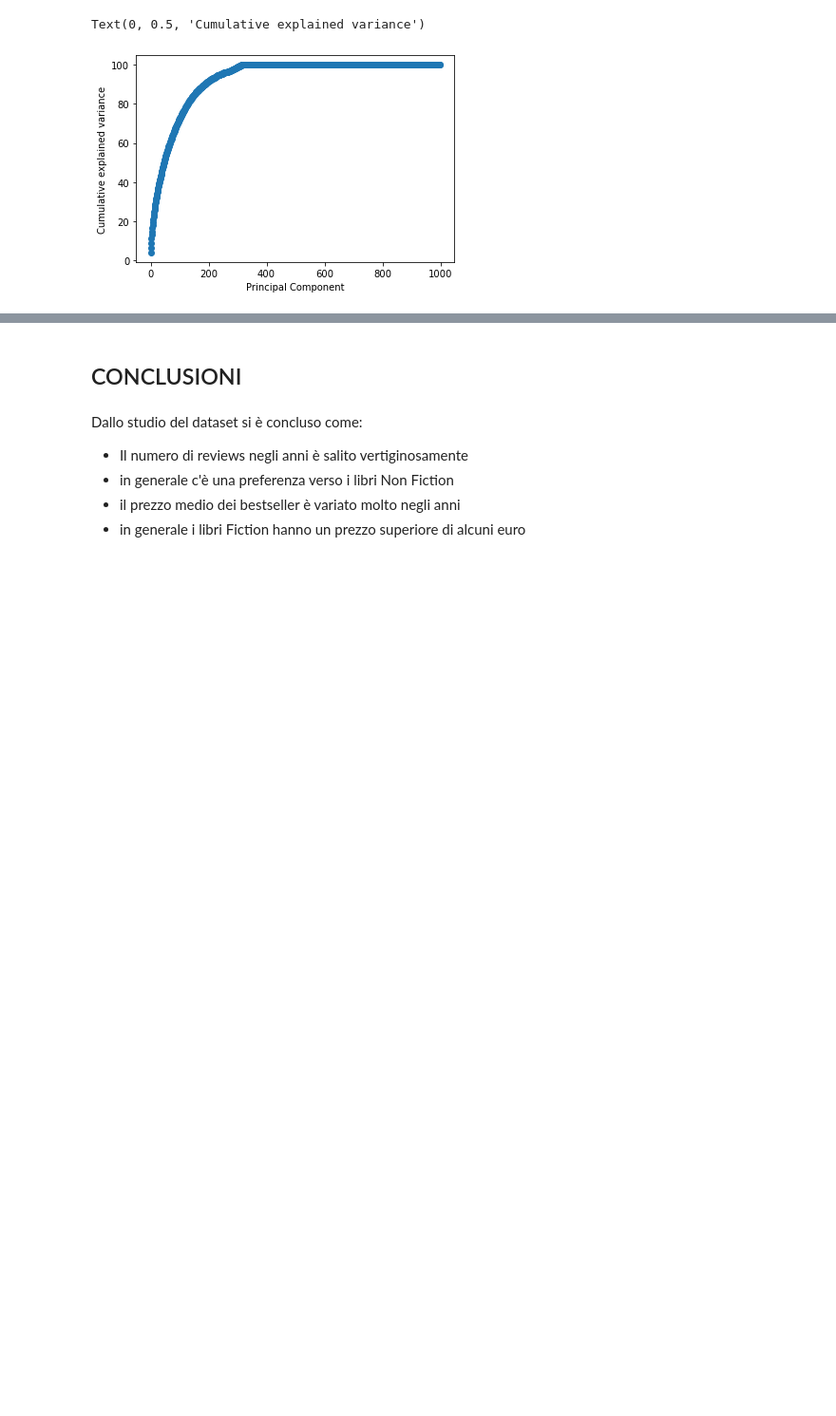
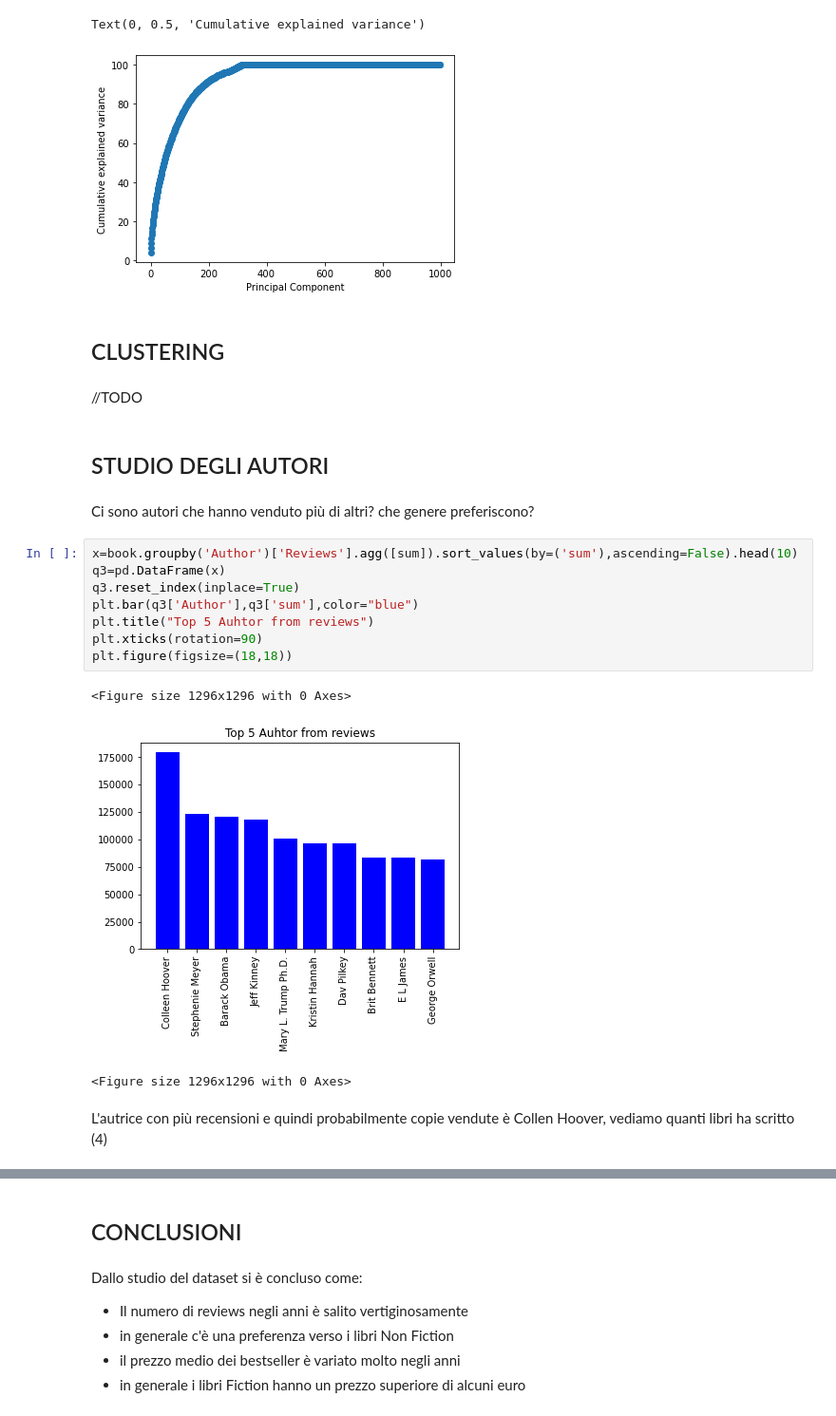
Before and after one commit to Nenne2000/BestSellerAmazon_Notebook, a Jupyter notebook: Notebook.ipynb, the cells around one changed output, grey strips where cells are left out. Shown: that part at 95% size. Drawn from its saved outputs; the diff is of its cells as text; blank space fills up the shorter version.

```diff
--- a/Notebook.ipynb
+++ b/Notebook.ipynb
@@ -511,3 +514,25 @@ plt.ylabel('Cumulative explained variance')
 (999,)
 Text(0, 0.5, 'Cumulative explained variance')
 [figure]
+# %% [markdown]
+## CLUSTERING
+# %% [markdown]
+//TODO
+# %% [markdown]
+## STUDIO DEGLI AUTORI
+# %% [markdown]
+Ci sono autori che hanno venduto più di altri? che genere preferiscono?
+# %%
+x=book.groupby('Author')['Reviews'].agg([sum]).sort_values(by=('sum'),ascending=False).head(10)
+q3=pd.DataFrame(x)
+q3.reset_index(inplace=True)
+plt.bar(q3['Author'],q3['sum'],color="blue")
+plt.title("Top 5 Auhtor from reviews")
+plt.xticks(rotation=90)
+plt.figure(figsize=(18,18))
+# %% [output]
+<Figure size 1296x1296 with 0 Axes>
+[figure, added]
+<Figure size 1296x1296 with 0 Axes>
+# %% [markdown]
+L'autrice con più recensioni e quindi probabilmente copie vendute è Collen Hoover, vediamo quanti libri ha scritto (4)
```
Also changed, not shown: parts of 30 cells of this notebook.
